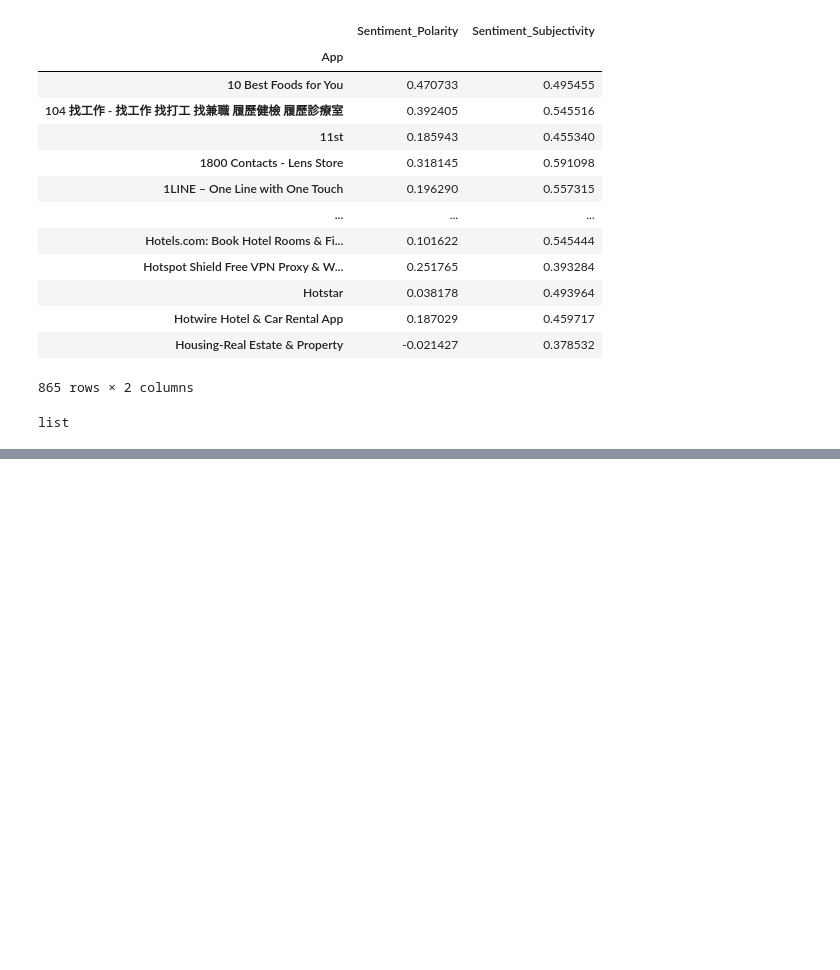
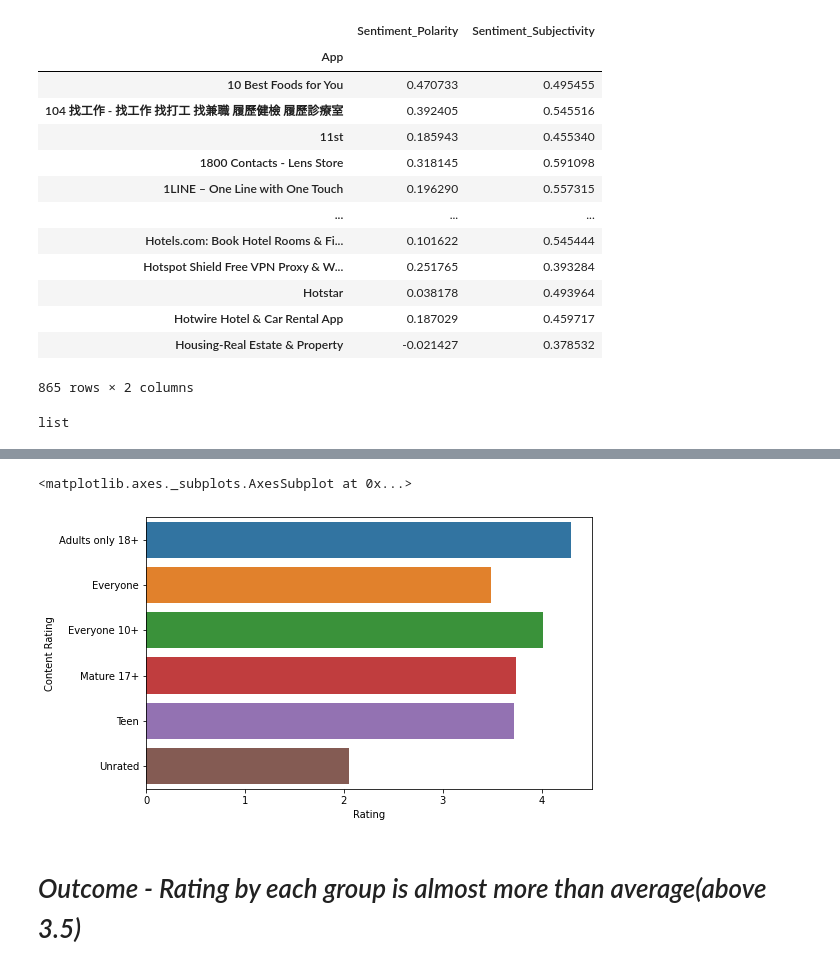
Before and after one commit to yagnik99/Play-Store-apps-data-analysis, a Jupyter notebook: Yagnik_Pandya_Team_2_Capstone_Project_1.ipynb, the cells around one changed output, grey strips where cells are left out. Cells and saved outputs as stored; diff of their text form; code cells hidden in the pictures; blank space fills up the shorter version.

```diff
--- a/Yagnik_Pandya_Team_2_Capstone_Project_1.ipynb
+++ b/Yagnik_Pandya_Team_2_Capstone_Project_1.ipynb
@@ -579,0 +379,2 @@ Coloring book moana
+# %%
+apps_df['Size_in_kb']=apps_df['Size'].apply(string_to_float_size)
@@ -579,0 +395,5 @@ Coloring book moana
+# %%
+def string_to_year(string):
+  return int(string[-4:])
+# %%
+apps_df['updation_year']=apps_df['Last Updated'].apply(string_to_year)
@@ -579,0 +450,3 @@ Coloring book moana
+# %%
+temp=pd.DataFrame(apps_df.groupby('Content Rating').agg({'Rating':'mean'}))
+temp
@@ -579,0 +462,7 @@ Coloring book moana
+# %%
+sns.barplot(y=temp.index,x=temp['Rating'])          #can even try with scatter plot.
+# %% [output]
+<matplotlib.axes._subplots.AxesSubplot at 0x...>
+[figure, added]
+# %% [markdown]
+# *Outcome - Rating by each group is almost more than average(above 3.5)*
```
Also changed, not shown: parts of 111 cells of this notebook.
